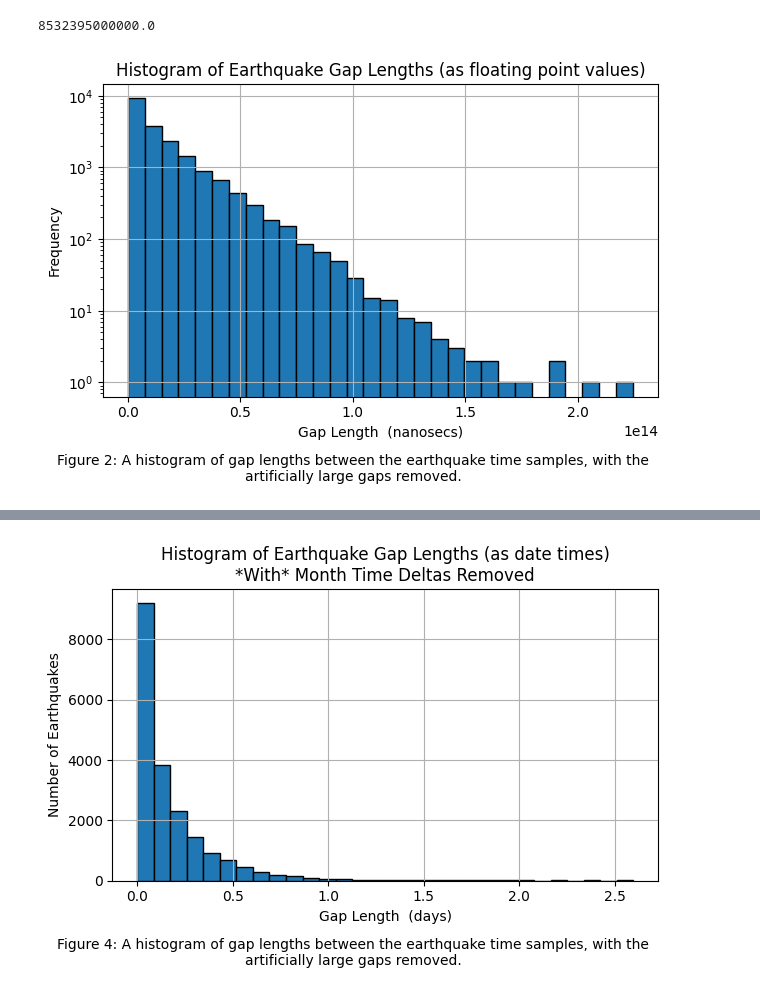
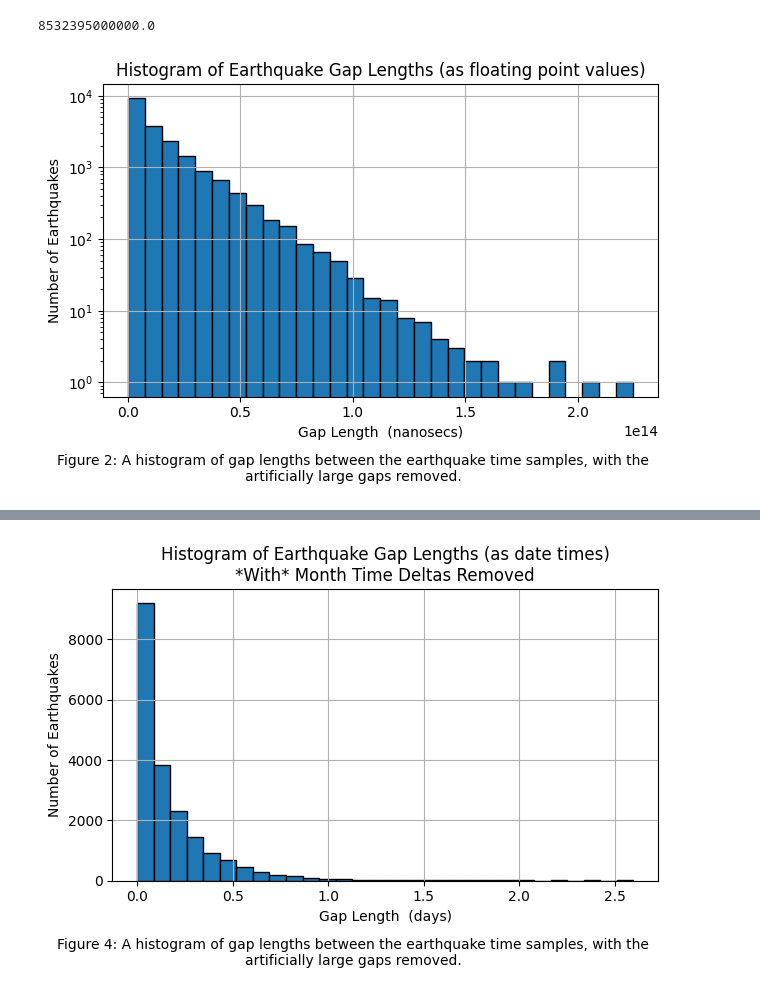
Before and after one commit to jarrodsb/DSPS_JBieber, a Jupyter notebook: HW3/Solutions_KS_earthquakes.ipynb, the cells around one changed output, grey strips where cells are left out. Cells and saved outputs as stored; diff of their text form; code cells hidden in the pictures.

```diff
--- a/HW3/Solutions_KS_earthquakes.ipynb
+++ b/HW3/Solutions_KS_earthquakes.ipynb
@@ -384,12 +398,12 @@ eqGoodData["gaps"].median()
 # %%
 caption = "Figure 2: A histogram of gap lengths between the earthquake time samples, with the artificially large gaps removed."
 
 plt.hist(eqGoodData["gaps"], bins=30, edgecolor='black', log=True)
 plt.title("Histogram of Earthquake Gap Lengths (as floating point values)")
 plt.xlabel("Gap Length  (nanosecs)")
-plt.ylabel("Frequency")
+plt.ylabel("Number of Earthquakes")
 plt.grid()
 plt.figtext(0.5, 0.1, caption, ha='center', fontsize=10, wrap=True)
 plt.tight_layout(rect=[0, 0.15, 1, 1])
 # %% [output]
-[figure, old version]
+[figure, new version]
```
Also changed, not shown: parts of 12 cells of this notebook.
